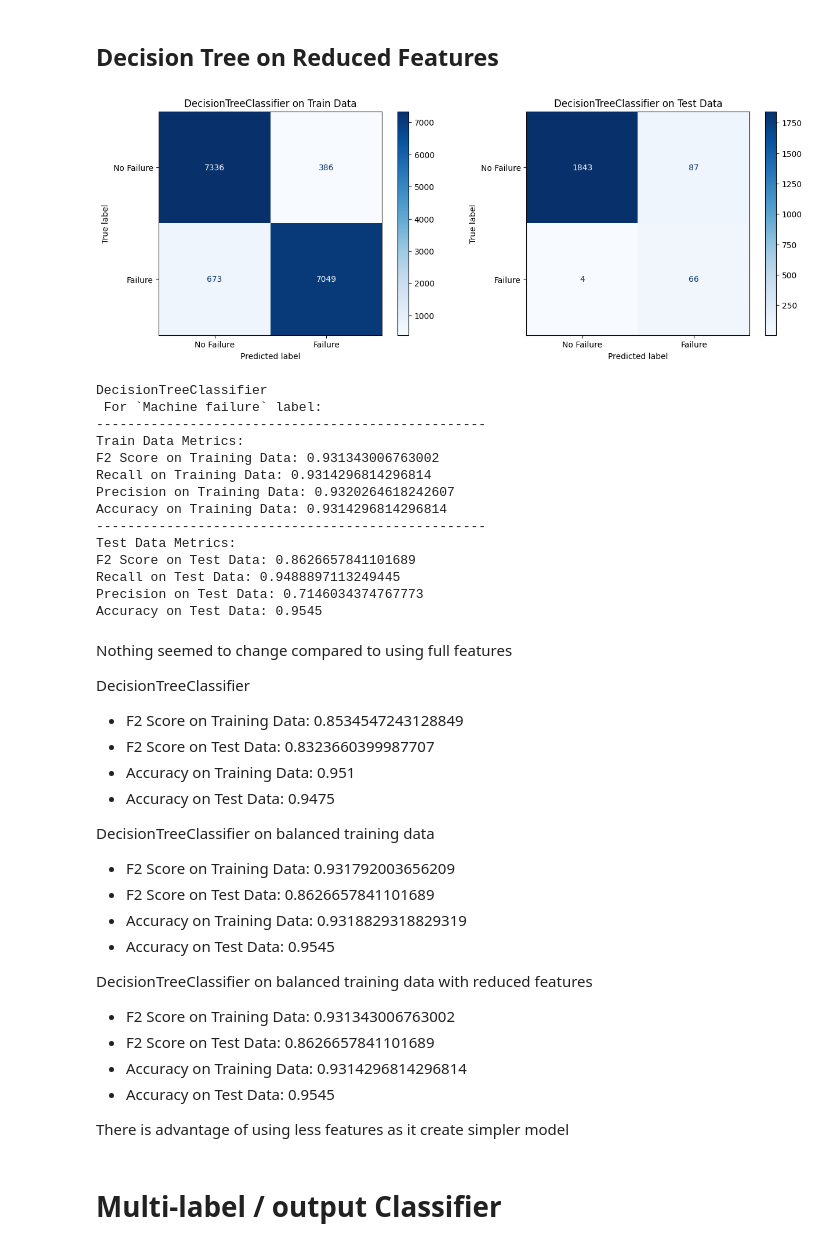
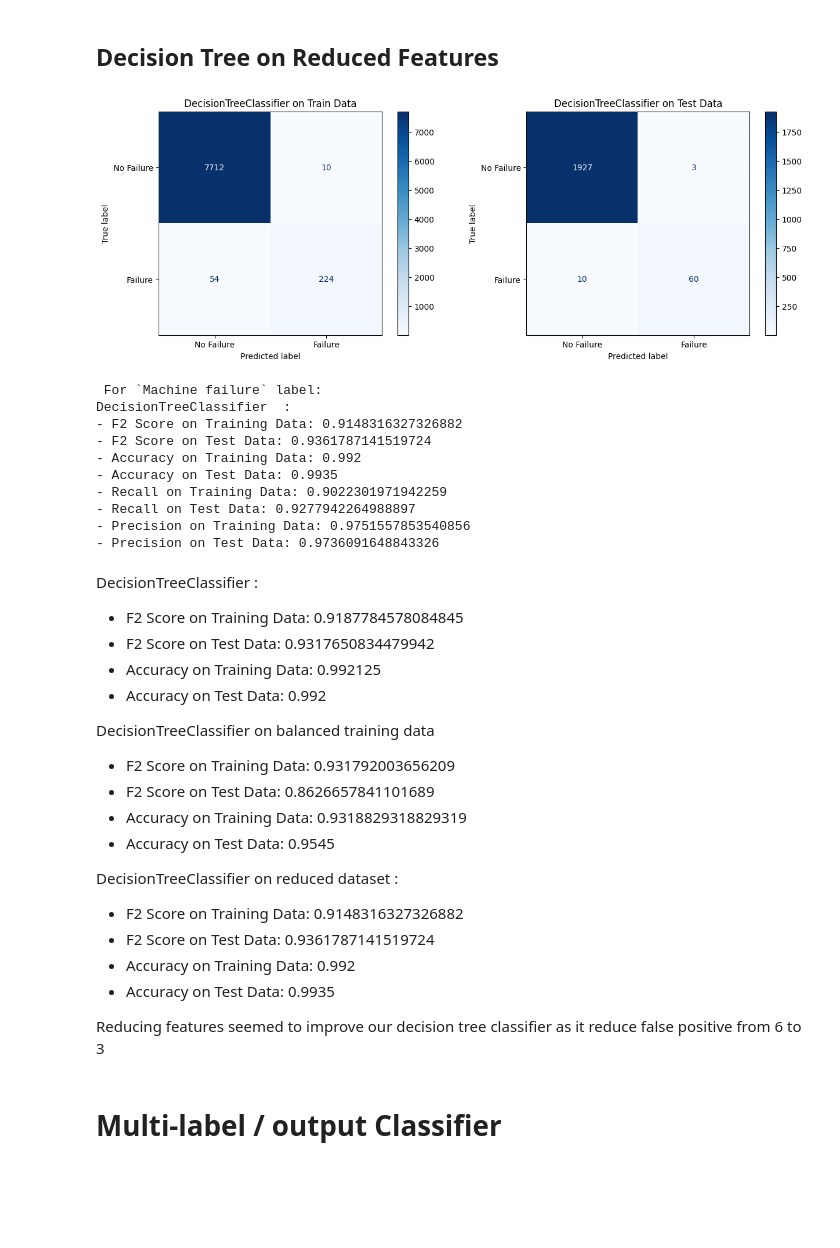
Before and after one commit to raymondsamalo/ITI113-Machine-Learning-Operations-Project, a Jupyter notebook: AI4I-2020/1.4_ML_DecisionTree.ipynb, the cells around one changed output. Saved outputs shown, nothing was run; the diff lists cells and outputs as text; code cells hidden in the pictures; blank space fills up the shorter version.

Commit message:
finish decision tree

```diff
--- a/AI4I-2020/1.4_ML_DecisionTree.ipynb
+++ b/AI4I-2020/1.4_ML_DecisionTree.ipynb
@@ -199,32 +182,26 @@ DecisionTreeClassifier(max_depth=5, min_samples_leaf=5, min_samples_split=10,
 # %%
 from sklearn.tree import DecisionTreeClassifier
 
 cdt = DecisionTreeClassifier(random_state=42, max_depth=5, min_samples_split=10, min_samples_leaf=5)
-analyze_model_performance(cdt, X_train=X_train_over_reduced, y_train=y_train_over_omf, X_test=X_test_reduced, y_test=y_test)
+analyze_model_performance(cdt, X_train=X_train_reduced, y_train=y_train, X_test=X_test_reduced, y_test=y_test)
 # %% [output]
-[figure, old version]
+[figure, new version]
-DecisionTreeClassifier
  For `Machine failure` label:
---------------------------------------------------
-Train Data Metrics:
-F2 Score on Training Data: 0.931343006763002
-Recall on Training Data: 0.9314296814296814
-Precision on Training Data: 0.9320264618242607
-Accuracy on Training Data: 0.9314296814296814
---------------------------------------------------
-Test Data Metrics:
-F2 Score on Test Data: 0.8626657841101689
-Recall on Test Data: 0.9488897113249445
-Precision on Test Data: 0.7146034374767773
-Accuracy on Test Data: 0.9545
+DecisionTreeClassifier  :
+- F2 Score on Training Data: 0.9148316327326882
+- F2 Score on Test Data: 0.9361787141519724
+- Accuracy on Training Data: 0.992
+- Accuracy on Test Data: 0.9935
+- Recall on Training Data: 0.9022301971942259
+- Recall on Test Data: 0.9277942264988897
+- Precision on Training Data: 0.9751557853540856
+- Precision on Test Data: 0.9736091648843326
 # %% [markdown]
-Nothing seemed to change compared to using full features
-
-DecisionTreeClassifier
-- F2 Score on Training Data: 0.8534547243128849
-- F2 Score on Test Data: 0.8323660399987707
-- Accuracy on Training Data: 0.951
-- Accuracy on Test Data: 0.9475
+DecisionTreeClassifier  :
+- F2 Score on Training Data: 0.9187784578084845
+- F2 Score on Test Data: 0.9317650834479942
+- Accuracy on Training Data: 0.992125
+- Accuracy on Test Data: 0.992
 
 DecisionTreeClassifier on balanced training data
 - F2 Score on Training Data: 0.931792003656209
@@ -232,13 +209,13 @@ DecisionTreeClassifier on balanced training data
 - Accuracy on Training Data: 0.9318829318829319
 - Accuracy on Test Data: 0.9545
 
-DecisionTreeClassifier on balanced training data with reduced features
-- F2 Score on Training Data: 0.931343006763002
-- F2 Score on Test Data: 0.8626657841101689
-- Accuracy on Training Data: 0.9314296814296814
-- Accuracy on Test Data: 0.9545
+DecisionTreeClassifier  on reduced dataset :
+- F2 Score on Training Data: 0.9148316327326882
+- F2 Score on Test Data: 0.9361787141519724
+- Accuracy on Training Data: 0.992
+- Accuracy on Test Data: 0.9935
 
-There is advantage of using less features as it create simpler model
+Reducing features seemed to improve our decision tree classifier as it reduce false positive from 6 to 3
 # %% [markdown]
 # Multi-label / output Classifier
 # %% [markdown]
```
Also changed, not shown: parts of 10 cells of this notebook, 6 other files.
